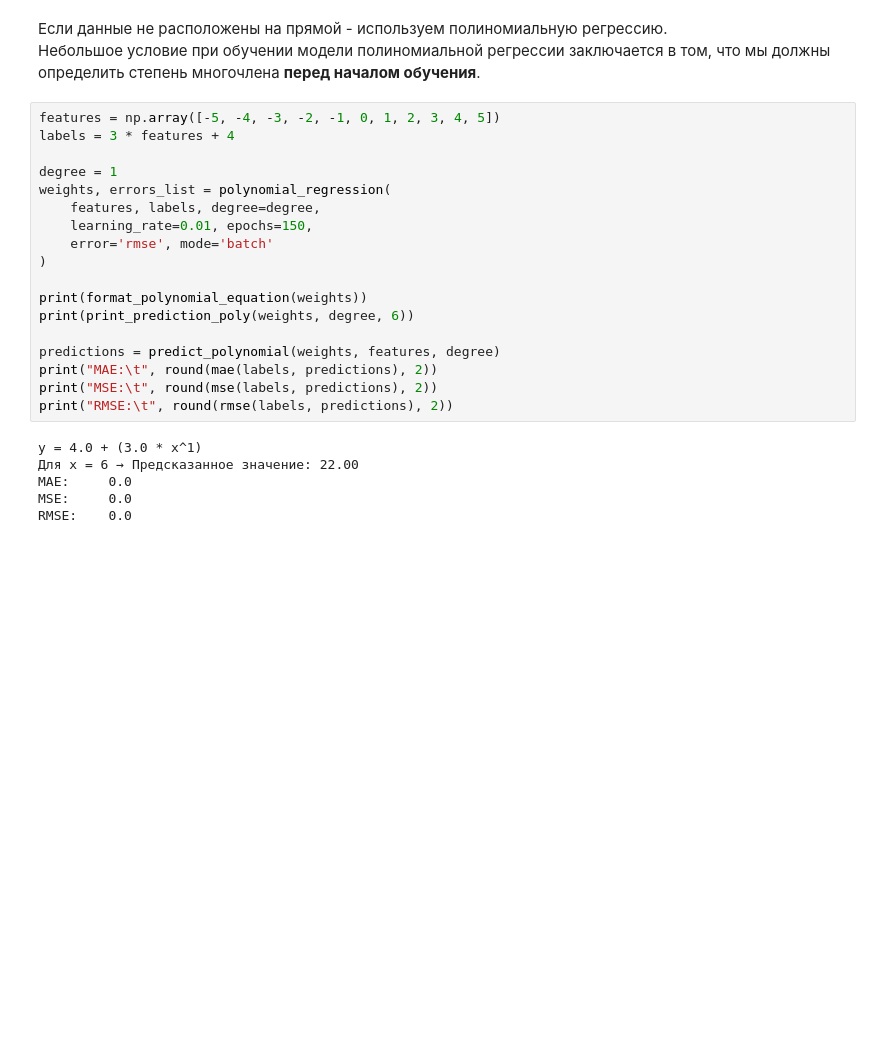
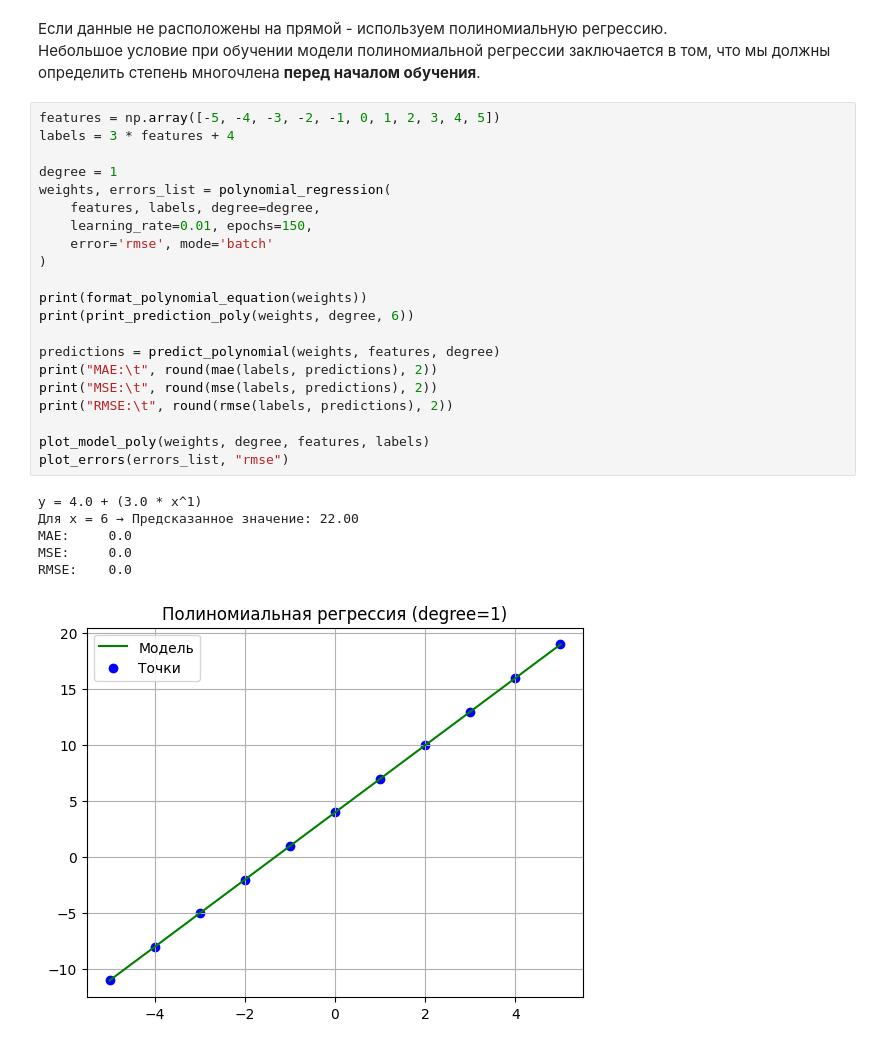
Before and after one commit to oNovalSliveDNo/grokking-machine-learning, a Jupyter notebook: experiments/03_linear_regression.ipynb, the cells around one changed output. Drawn from its saved outputs; the diff is of its cells as text; blank space fills up the shorter version.

Commit message:
fix plotting

```diff
--- a/experiments/03_linear_regression.ipynb
+++ b/experiments/03_linear_regression.ipynb
@@ -538,24 +538,28 @@ print(f"Прогнозируемая цена для дома площадью 1
 # %%
 features = np.array([-5, -4, -3, -2, -1, 0, 1, 2, 3, 4, 5])
 labels = 3 * features + 4
 
 degree = 1
 weights, errors_list = polynomial_regression(
     features, labels, degree=degree,
     learning_rate=0.01, epochs=150,
     error='rmse', mode='batch'
 )
 
 print(format_polynomial_equation(weights))
 print(print_prediction_poly(weights, degree, 6))
 
 predictions = predict_polynomial(weights, features, degree)
 print("MAE:\t", round(mae(labels, predictions), 2))
 print("MSE:\t", round(mse(labels, predictions), 2))
 print("RMSE:\t", round(rmse(labels, predictions), 2))
+
+plot_model_poly(weights, degree, features, labels)
+plot_errors(errors_list, "rmse")
 # %% [output]
 y = 4.0 + (3.0 * x^1)
 Для x = 6 → Предсказанное значение: 22.00
 MAE:     0.0
 MSE:     0.0
 RMSE:    0.0
+[figure, added]
```
Also changed, not shown: parts of 11 cells of this notebook, 1 other file.
